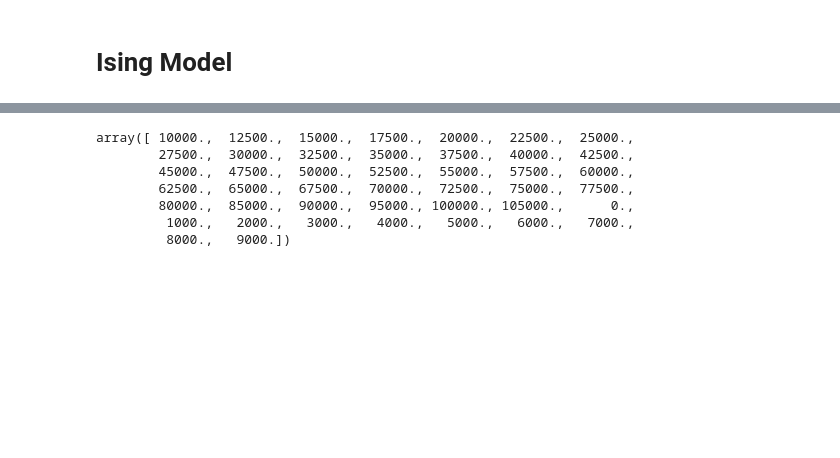
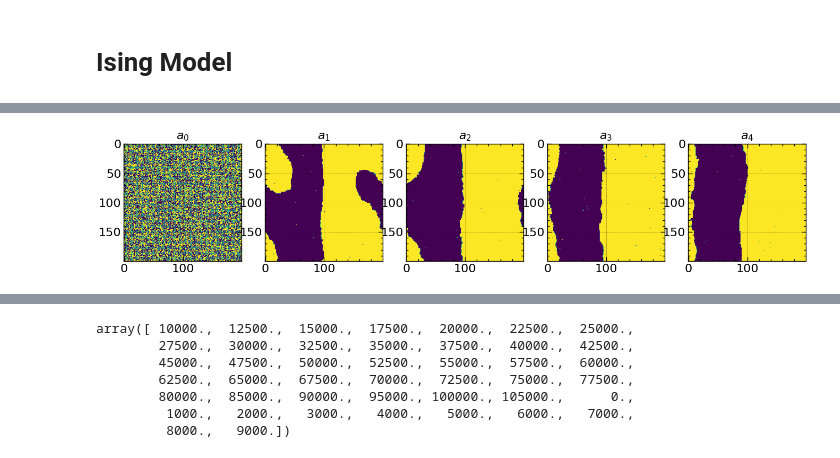
Before and after one commit to roberto-dionisio/numerical_methods, a Jupyter notebook: Ising_model/Ising.ipynb, the cells around one changed output, grey strips where cells are left out. Saved outputs shown, nothing was run; the diff lists cells and outputs as text; code cells hidden in the pictures; blank space fills up the shorter version.

```diff
--- a/Ising_model/Ising.ipynb
+++ b/Ising_model/Ising.ipynb
@@ -136,3 +167,4 @@ plt.imshow(field)
 # %%
-a=np.zeros((11,Nx,Ny))
-%time field,a=update(0.6, 15000)
+a=np.zeros((6,Nx,Ny))
+
+%time field,a=update(1, 10000)
@@ -139,13 +174,15 @@ a=np.zeros((11,Nx,Ny))
 # %%
 #plotting snapshots
 plt.figure(figsize=(20,20))
 plt.title('')
-for k in range(1,11):
+for k in range(1,6):
 
-    plt.subplot(5, 5, k)# Address proper subplot in 2x2 array
+    plt.subplot(1, 6, k)# Address proper subplot in 2x2 array
     plt.title(r"$a_{%d}$"%(k-1))
     plt.imshow(a[k-1,:,:])
 
 plt.show()
 
-#The transitions occur for beta value around at $\beta=0.44$
+#The transition occur for beta value around at $\beta=0.44$
+# %% [output]
+[figure, added]
```
Also changed, not shown: parts of 14 cells of this notebook, 2 other files.
